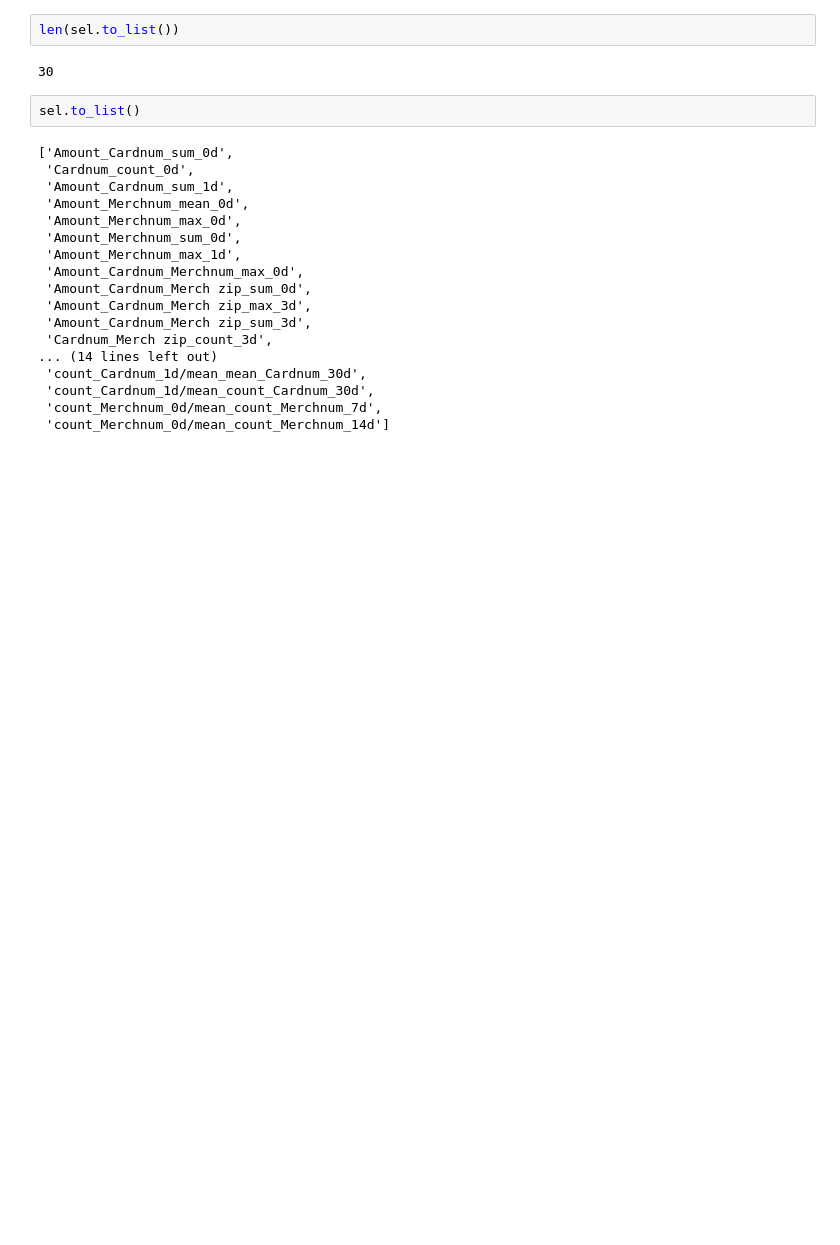
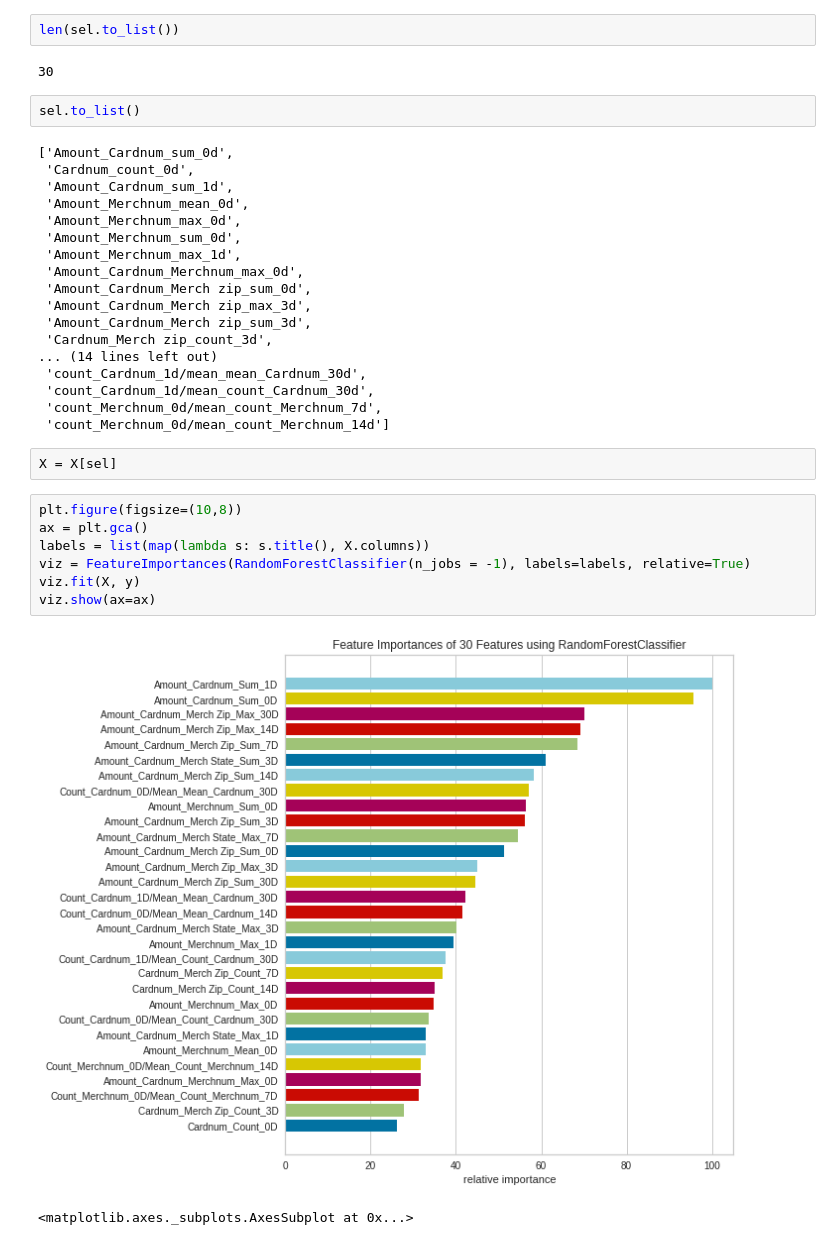
Before and after one commit to shringarsharan/Credit-Card-Fraud-Detection, a Jupyter notebook: Recursive_Feature_Elimination_Fraud_Project_3.ipynb, the cells around one changed output. Saved outputs shown, nothing was run; the diff lists cells and outputs as text; blank space fills up the shorter version.

```diff
--- a/Recursive_Feature_Elimination_Fraud_Project_3.ipynb
+++ b/Recursive_Feature_Elimination_Fraud_Project_3.ipynb
@@ -106,3 +111,15 @@ sel.to_list()
  'count_Cardnum_1d/mean_count_Cardnum_30d',
  'count_Merchnum_0d/mean_count_Merchnum_7d',
  'count_Merchnum_0d/mean_count_Merchnum_14d']
+# %%
+X = X[sel]
+# %%
+plt.figure(figsize=(10,8))
+ax = plt.gca()
+labels = list(map(lambda s: s.title(), X.columns))
+viz = FeatureImportances(RandomForestClassifier(n_jobs = -1), labels=labels, relative=True)
+viz.fit(X, y)
+viz.show(ax=ax)
+# %% [output]
+[figure, added]
+<matplotlib.axes._subplots.AxesSubplot at 0x...>
```
Also changed, not shown: parts of 5 cells of this notebook.
